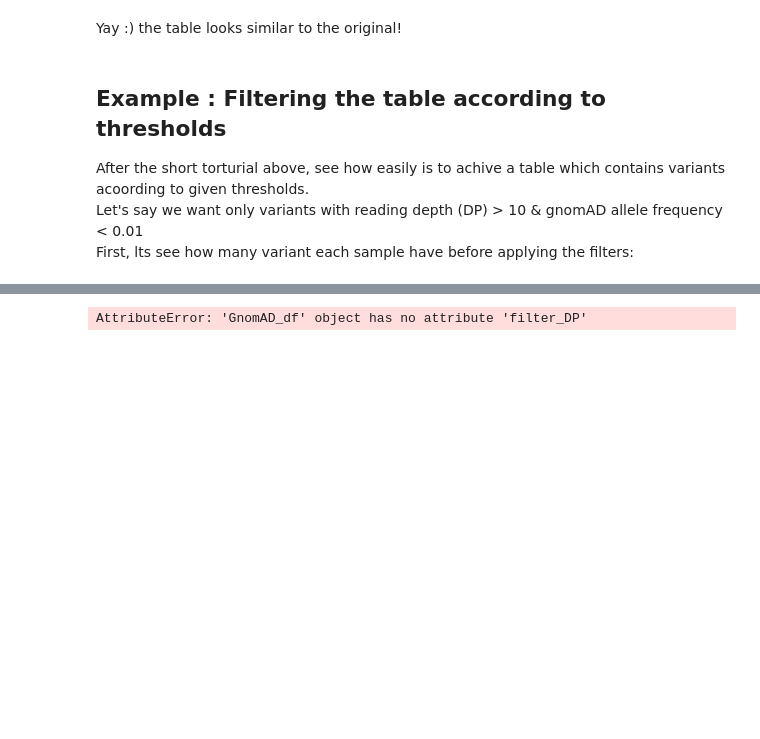
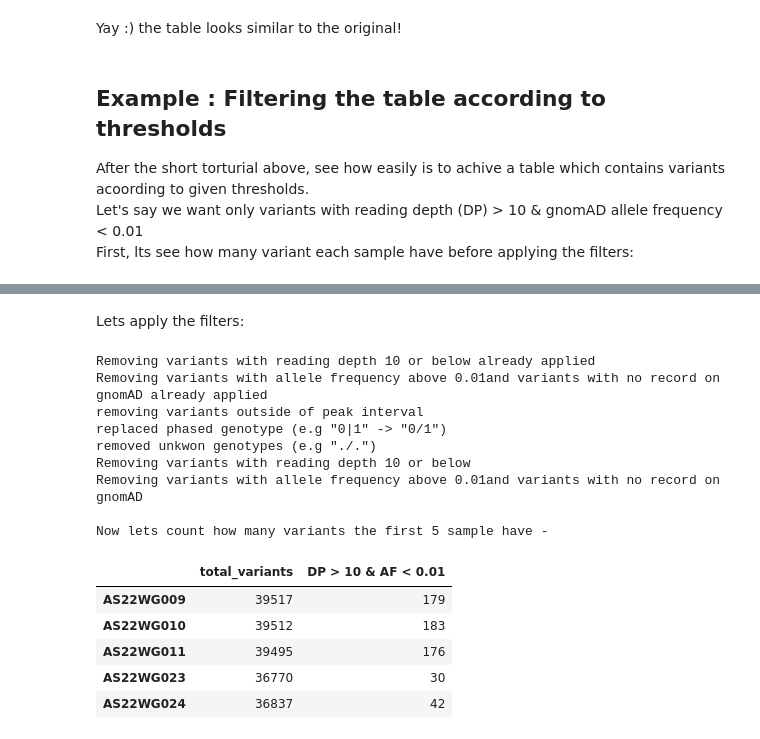
Before and after one commit to Toozig/gnomAD_df_class, a Jupyter notebook: example.ipynb, the cells around one changed output, grey strips where cells are left out. Drawn from its saved outputs; the diff is of its cells as text; code cells hidden in the pictures; blank space fills up the shorter version.

```diff
--- a/example.ipynb
+++ b/example.ipynb
@@ -202,10 +206,27 @@ bool_df
-# %%
-
-
-DP_t = 10
-AF_t = 0.01
-gdf.filter_dp(DP_t)
-gdf.filter_af(AF_t, remove_unkwon=True)
-gdf.get_table()
-# %% [output]
-AttributeError: 'GnomAD_df' object has no attribute 'filter_DP'
+# %% [markdown]
+Lets apply the filters:
+# %%
+DP_t = 10
+AF_t = 0.01
+gdf.filter_DP(DP_t)
+gdf.filter_AF(AF_t, remove_unkwon=True)
+bool_df = gdf.bool_variant_df()
+print('\nNow lets count how many variants the first 5 sample have -')
+filter_v = bool_df.drop(columns=['AF','INTERVAL_ID']).sum().head()
+display(pd.concat([all_v.rename('total_variants'),filter_v.rename("DP > 10 & AF < 0.01")], axis=1))
+# %% [output]
+Removing variants with reading depth 10 or below already applied
+Removing variants with allele frequency above 0.01and variants with no record on gnomAD already applied
+removing variants outside of peak interval
+replaced phased genotype (e.g "0|1" -> "0/1")
+removed unkwon genotypes (e.g "./.")
+Removing variants with reading depth 10 or below
+Removing variants with allele frequency above 0.01and variants with no record on gnomAD
+
+Now lets count how many variants the first 5 sample have -
+|  | total_variants | DP > 10 & AF < 0.01 |
+| AS22WG009 | 39517 | 179 |
+| AS22WG010 | 39512 | 183 |
+| AS22WG011 | 39495 | 176 |
+| AS22WG023 | 36770 | 30 |
+| AS22WG024 | 36837 | 42 |
```
Also changed, not shown: parts of 5 cells of this notebook, 1 other file.
